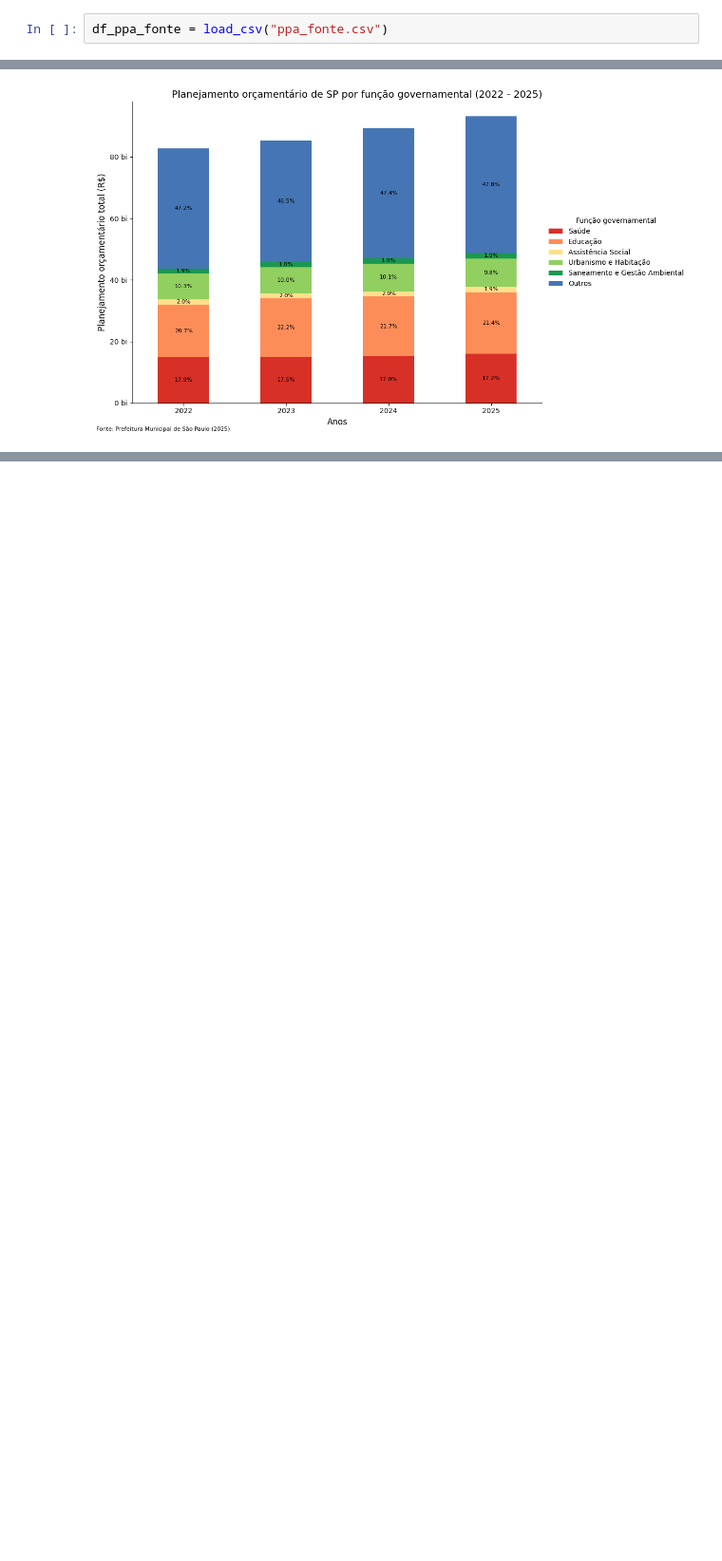
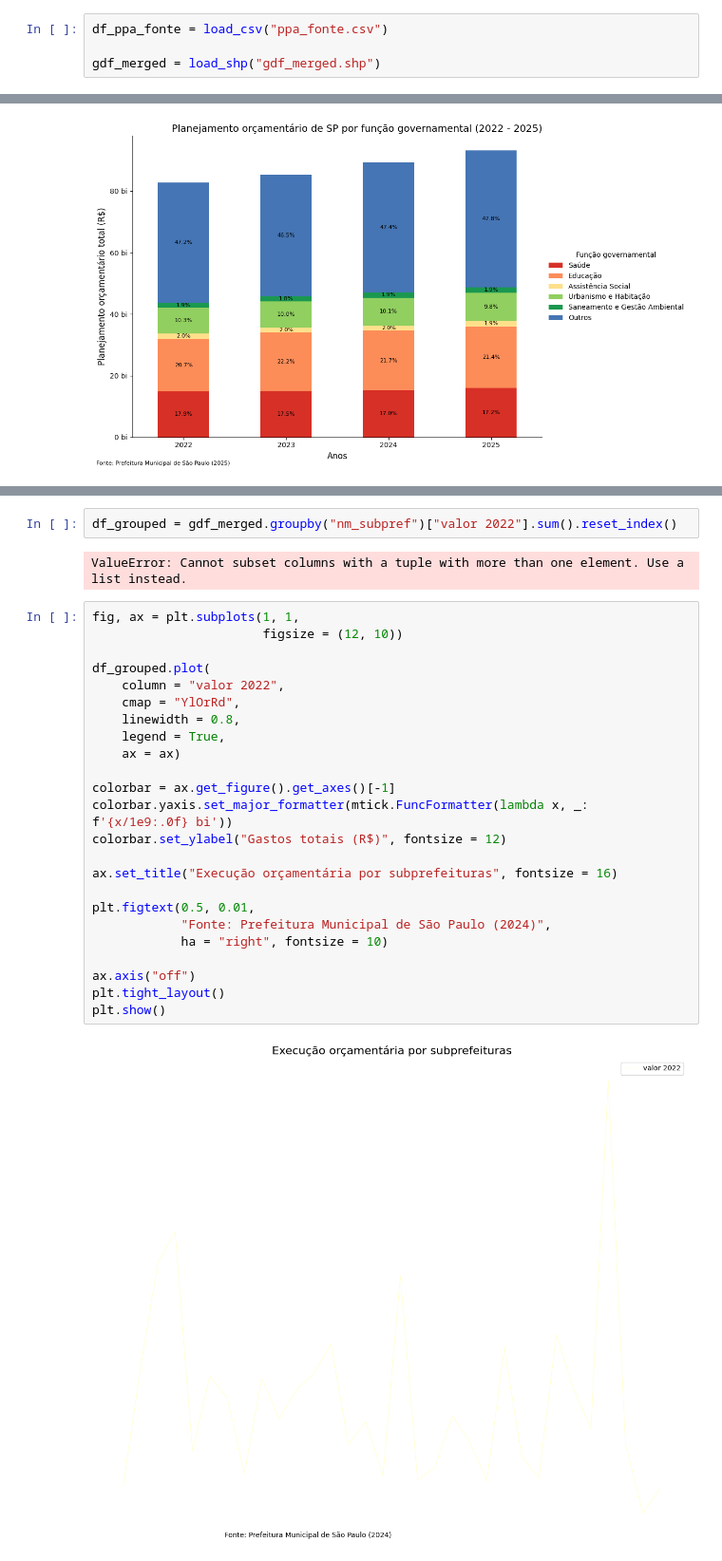
Before and after one commit to caiodurazzo/melhores_praticas_estagio, a Jupyter notebook: 07_visualizacao_dados.ipynb, the cells around one changed output, grey strips where cells are left out. Shown: that part at 95% size. Drawn from its saved outputs; the diff is of its cells as text; blank space fills up the shorter version.

Commit message:
visualizacao

```diff
--- a/07_visualizacao_dados.ipynb
+++ b/07_visualizacao_dados.ipynb
@@ -9,6 +10,8 @@ from utils.load_csv import load_csv
 from utils.save_graph import save_graph
 # %%
 df_ppa_fonte = load_csv("ppa_fonte.csv")
+
+gdf_merged = load_shp("gdf_merged.shp")
 # %% [markdown]
 #### Gráfico 1
 # %%
@@ -96,0 +115,30 @@ save_graph(fig, "ppa_funcao_barras.png")
+# %%
+df_grouped = gdf_merged.groupby("nm_subpref")["valor 2022"].sum().reset_index()
+# %% [output]
+ValueError: Cannot subset columns with a tuple with more than one element. Use a list instead.
+# %%
+fig, ax = plt.subplots(1, 1,
+                       figsize = (12, 10))
+
+df_grouped.plot(
+    column = "valor 2022",
+    cmap = "YlOrRd",
+    linewidth = 0.8,
+    legend = True,
+    ax = ax)
+
+colorbar = ax.get_figure().get_axes()[-1]
+colorbar.yaxis.set_major_formatter(mtick.FuncFormatter(lambda x, _: f'{x/1e9:.0f} bi'))
+colorbar.set_ylabel("Gastos totais (R$)", fontsize = 12)
+
+ax.set_title("Execução orçamentária por subprefeituras", fontsize = 16)
+
+plt.figtext(0.5, 0.01,
+            "Fonte: Prefeitura Municipal de São Paulo (2024)",
+            ha = "right", fontsize = 10)
+
+ax.axis("off")
+plt.tight_layout()
+plt.show()
+# %% [output]
+[figure, added]
```
Also changed, not shown: parts of 3 cells of this notebook.
